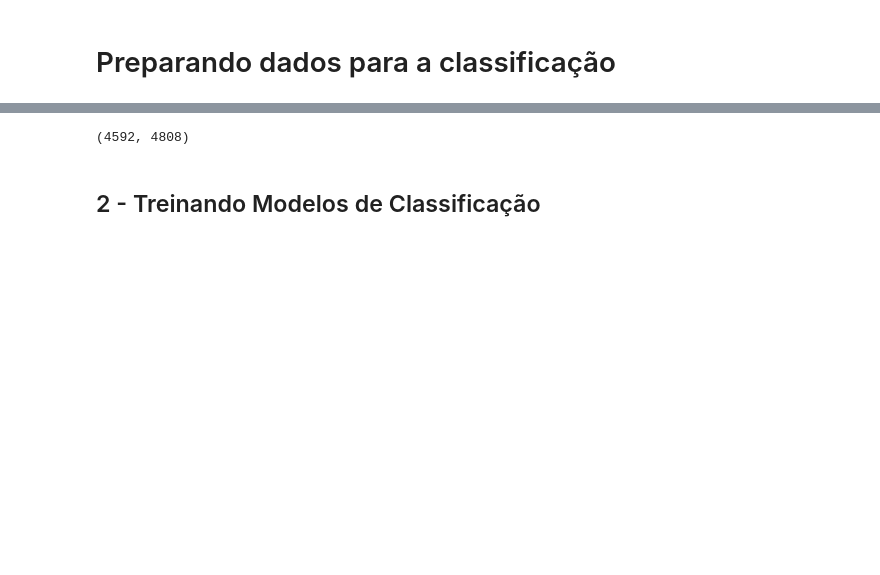
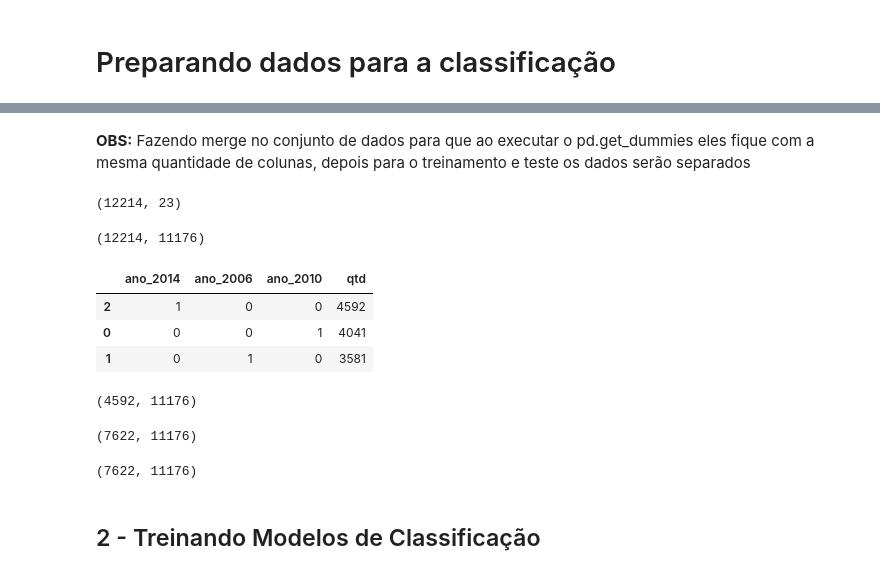
Before and after one commit to Lorenaps/aprendizagem-maquina, a Jupyter notebook: classificacao_deputados/classificacao_deputados.ipynb, the cells around one changed output, grey strips where cells are left out. Drawn from its saved outputs; the diff is of its cells as text; code cells hidden in the pictures; blank space fills up the shorter version.

Commit message:
classificacao_deputados.ipynb: Resolvendo problema de qtd de colunas entre test e train

```diff
--- a/classificacao_deputados/classificacao_deputados.ipynb
+++ b/classificacao_deputados/classificacao_deputados.ipynb
@@ -139,6 +189,3 @@ x_train.head()
-# %%
-test = test.drop(['media_receita', 'media_despesa'], axis=1)
-test = normalizando_dados(test)
 # %%
 test.shape
 # %% [output]
@@ -166,10 +193,39 @@ Index(['ano', 'sequencial_candidato', 'quantidade_doacoes',
-# %%
-test = normalizando_dados(test)
-train = normalizando_dados(train)
-# %%
- pd.get_dummies(test).shape
-# %% [output]
-(4592, 4808)
+# %% [markdown]
+**OBS:** Fazendo merge no conjunto de dados para que ao executar o pd.get_dummies eles fique com a mesma quantidade de colunas,
+depois para o treinamento e teste os dados serão separados
+# %%
+all_data = train.append(test, ignore_index=True)
+all_data.shape
+# %% [output]
+(12214, 23)
+# %%
+all_data = all_data.drop(['media_receita', 'media_despesa', 'cargo'], axis=1)
+all_data = normalizando_dados(all_data)
+all_data.shape
+# %% [output]
+(12214, 11176)
+# %%
+all_data.groupby(['ano_2014', 'ano_2006', 'ano_2010']).size().reset_index(name='qtd').sort_values('qtd', ascending=False)
+# %% [output]
+|  | ano_2014 | ano_2006 | ano_2010 | qtd |
+| 2 | 1 | 0 | 0 | 4592 |
+| 0 | 0 | 0 | 1 | 4041 |
+| 1 | 0 | 1 | 0 | 3581 |
+# %%
+test = all_data.loc[all_data['ano_2014'] == 1]
+test.shape
+# %% [output]
+(4592, 11176)
+# %%
+train = all_data.loc[all_data['ano_2014'] != 1]
+train.shape
+# %% [output]
+(7622, 11176)
+# %%
+x_train = train
+x_train.shape
+# %% [output]
+(7622, 11176)
 # %% [markdown]
 ## 2 - Treinando Modelos de Classificação
 # %% [markdown]
```
Also changed, not shown: parts of 17 cells of this notebook.
